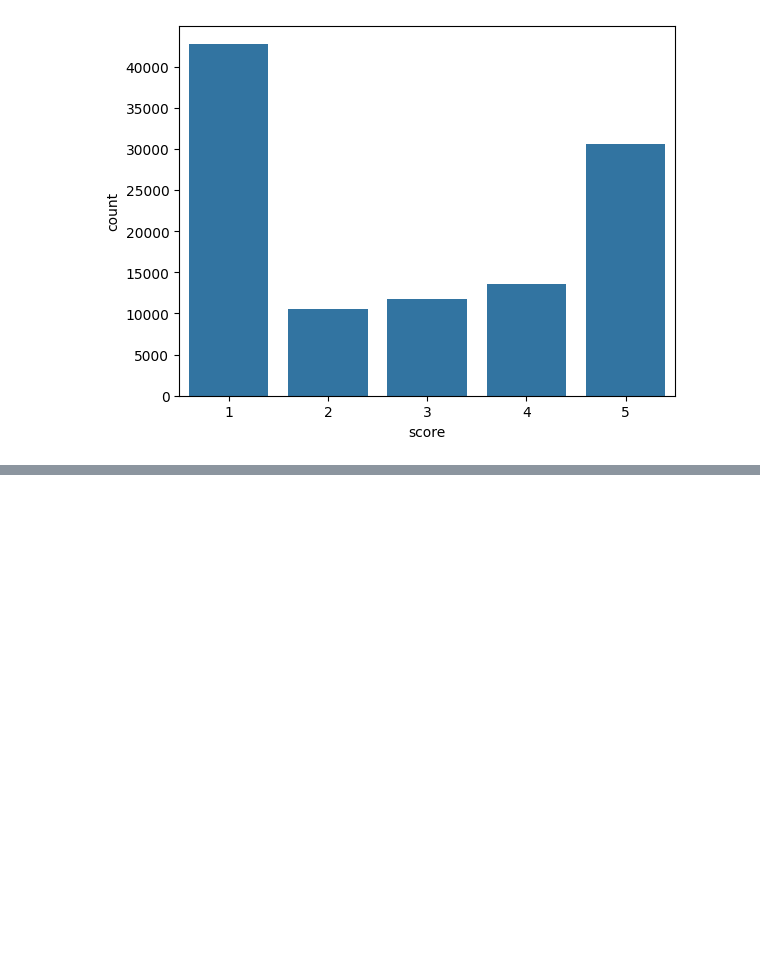
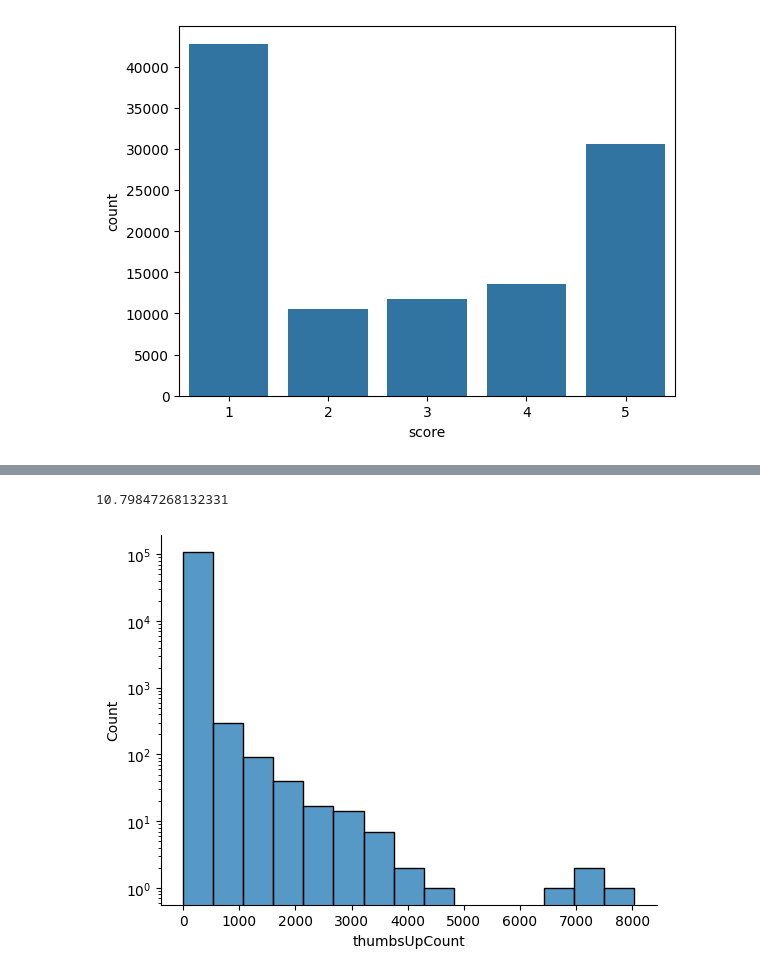
Before and after one commit to adkprakash/sentiment_analysis, a Jupyter notebook: sentimental_analysis.ipynb, the cells around one changed output, grey strips where cells are left out. Drawn from its saved outputs; the diff is of its cells as text; code cells hidden in the pictures; blank space fills up the shorter version.

```diff
--- a/sentimental_analysis.ipynb
+++ b/sentimental_analysis.ipynb
@@ -61,0 +95,10 @@ sns.countplot(x='score',data=data)
+# %%
+data['thumbsUpCount'].mean()
+# %% [output]
+10.79847268132331
+# %%
+# Histogram
+sns.histplot(data=data, x="thumbsUpCount", bins=15, log= True)
+sns.despine()
+# %% [output]
+[figure, added]
```
Also changed, not shown: parts of 10 cells of this notebook.
